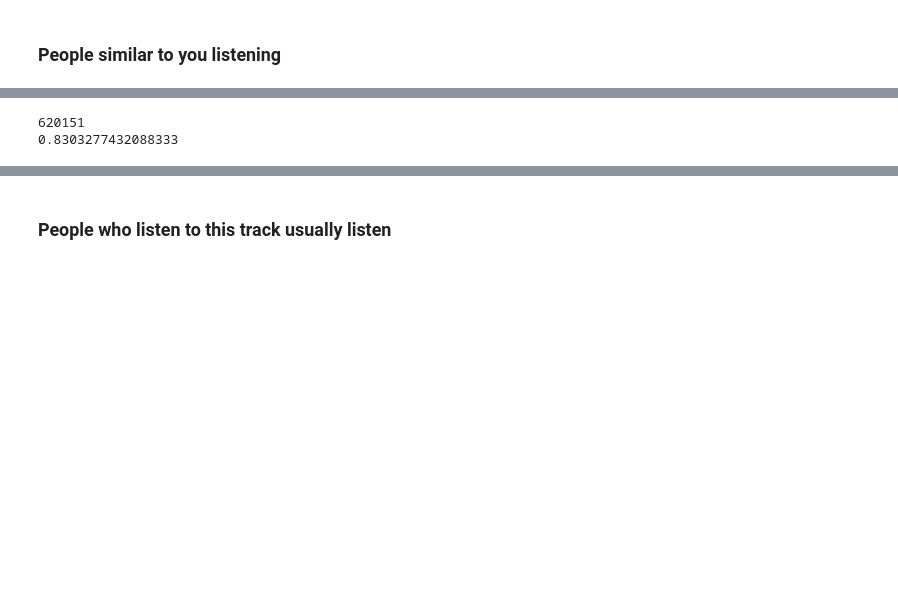
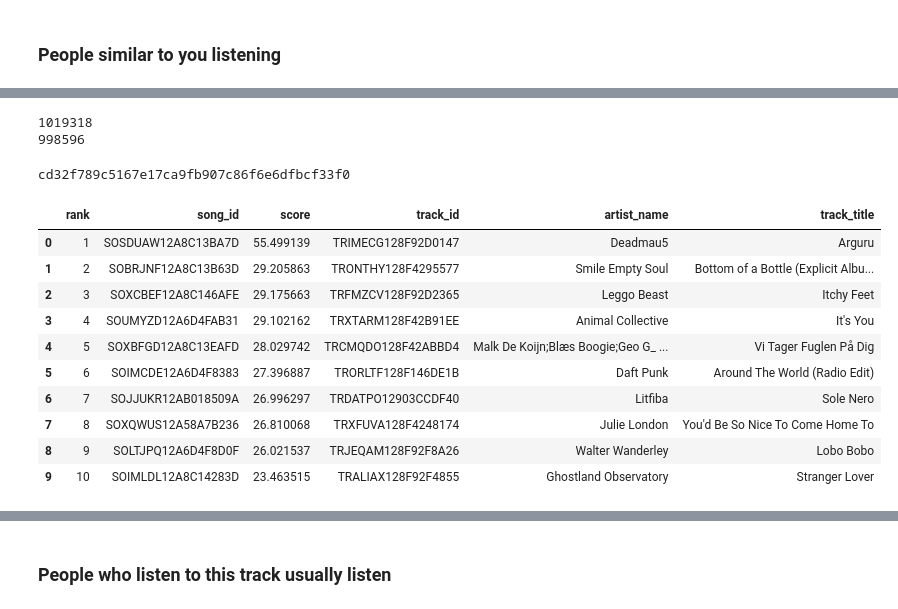
Before and after one commit to Kenuuey/Music-recommendation-system, a Jupyter notebook: notebooks/Research.ipynb, the cells around one changed output, grey strips where cells are left out. Drawn from its saved outputs; the diff is of its cells as text; code cells hidden in the pictures; blank space fills up the shorter version.

```diff
--- a/notebooks/Research.ipynb
+++ b/notebooks/Research.ipynb
@@ -1231,6 +1312,4 @@ class UserBasedRecommender(Collaborative):
 # %%
-top_k_neighbors = 50
-
-ub_rec = UserBasedRecommender(interactions_df, tracks_df, top_k_neighbors)
+ub_rec = UserBasedRecommender(interactions_df, tracks_df, top_k_neighbors=50)
 # %%
 ub_rec.train_test_split()
@@ -1400,6 +1315,0 @@ sim[random_user] = 0
-# %%
-print(sim.argmax())
-print(sim.max())
-# %% [output]
-620151
-0.8303277432088333
@@ -1408,2 +1316,31 @@ print(sim.max())
+# %%
+unique_train = set(ub_rec.train_df['user_id'])
+unique_test = set(ub_rec.test_df['user_id'])
+print(len(unique_train))
+print(len(unique_test))
+# %% [output]
+1019318
+998596
 # %%
-ub_rec
+ub_rec.fit()
+# %%
+import random
+
+user_id = random.choice(ub_rec.user_ids)
+print(user_id)
+# %% [output]
+cd32f789c5167e17ca9fb907c86f6e6dfbcf33f0
+# %%
+ub_rec.recommend_for_user(user_id)
+# %% [output]
+|  | rank | song_id | score | track_id | artist_name | track_title |
+| 0 | 1 | SOSDUAW12A8C13BA7D | 55.499139 | TRIMECG128F92D0147 | Deadmau5 | Arguru |
+| 1 | 2 | SOBRJNF12A8C13B63D | 29.205863 | TRONTHY128F4295577 | Smile Empty Soul | Bottom of a Bottle (Explicit Albu... |
+| 2 | 3 | SOXCBEF12A8C146AFE | 29.175663 | TRFMZCV128F92D2365 | Leggo Beast | Itchy Feet |
+| 3 | 4 | SOUMYZD12A6D4FAB31 | 29.102162 | TRXTARM128F42B91EE | Animal Collective | It's You |
+| 4 | 5 | SOXBFGD12A8C13EAFD | 28.029742 | TRCMQDO128F42ABBD4 | Malk De Koijn;Blæs Boogie;Geo G_ ... | Vi Tager Fuglen På Dig |
+| 5 | 6 | SOIMCDE12A6D4F8383 | 27.396887 | TRORLTF128F146DE1B | Daft Punk | Around The World (Radio Edit) |
+| 6 | 7 | SOJJUKR12AB018509A | 26.996297 | TRDATPO12903CCDF40 | Litfiba | Sole Nero |
+| 7 | 8 | SOXQWUS12A58A7B236 | 26.810068 | TRXFUVA128F4248174 | Julie London | You'd Be So Nice To Come Home To |
+| 8 | 9 | SOLTJPQ12A6D4F8D0F | 26.021537 | TRJEQAM128F92F8A26 | Walter Wanderley | Lobo Bobo |
+| 9 | 10 | SOIMLDL12A8C14283D | 23.463515 | TRALIAX128F92F4855 | Ghostland Observatory | Stranger Lover |
```
Also changed, not shown: parts of 21 cells of this notebook, 1 other file.
